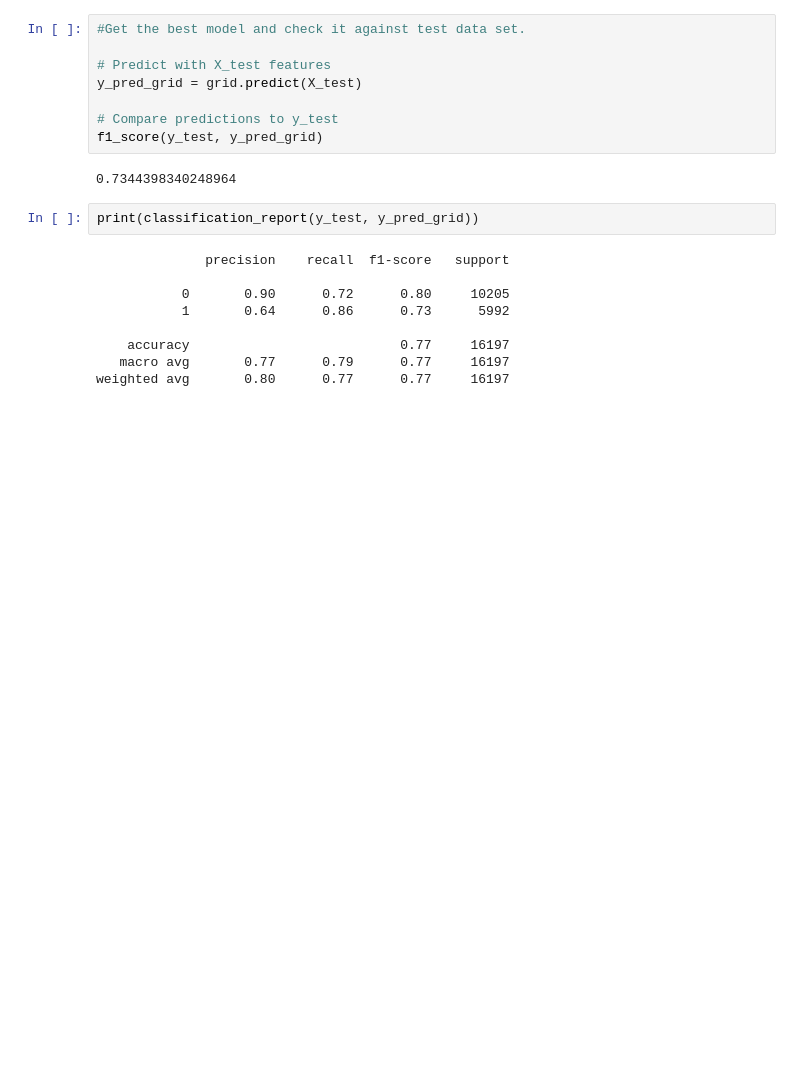
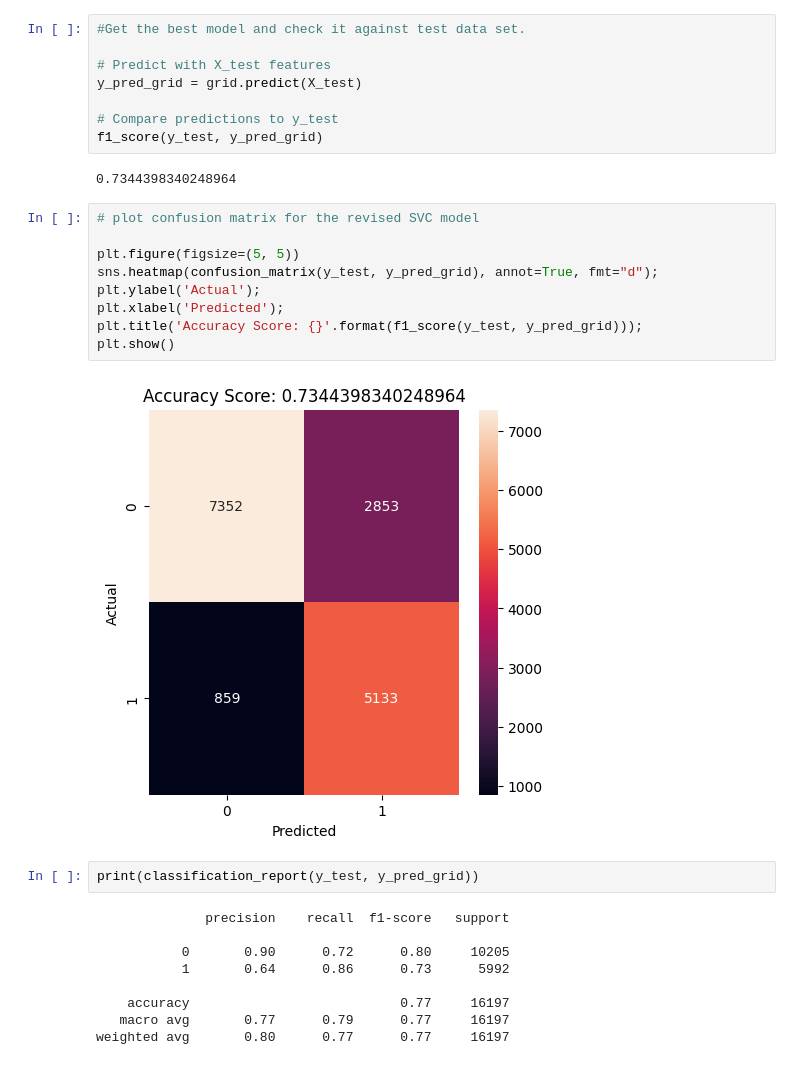
Before and after one commit to s-patel12/data_science_nanodegree, a Jupyter notebook: Capstone_Project_Starbucks/Starbucks_Capstone_notebook.ipynb, the cells around one changed output. Saved outputs shown, nothing was run; the diff lists cells and outputs as text; blank space fills up the shorter version.

```diff
--- a/Capstone_Project_Starbucks/Starbucks_Capstone_notebook.ipynb
+++ b/Capstone_Project_Starbucks/Starbucks_Capstone_notebook.ipynb
@@ -1247,6 +1253,17 @@ y_pred_grid = grid.predict(X_test)
 f1_score(y_test, y_pred_grid)
 # %% [output]
 0.7344398340248964
+# %%
+# plot confusion matrix for the revised SVC model
+
+plt.figure(figsize=(5, 5))
+sns.heatmap(confusion_matrix(y_test, y_pred_grid), annot=True, fmt="d");
+plt.ylabel('Actual');
+plt.xlabel('Predicted');
+plt.title('Accuracy Score: {}'.format(f1_score(y_test, y_pred_grid)));
+plt.show()
+# %% [output]
+[figure, added]
 # %%
 print(classification_report(y_test, y_pred_grid))
 # %% [output]
```
Also changed, not shown: parts of 17 cells of this notebook.
